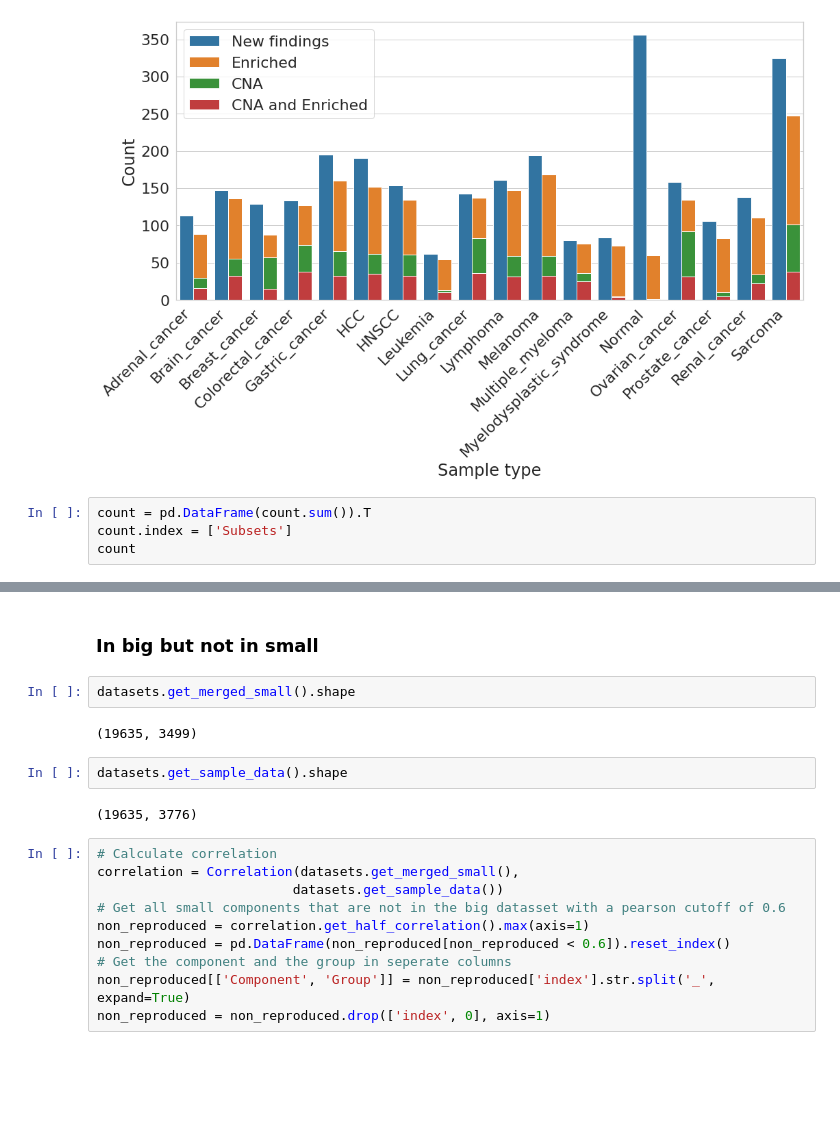
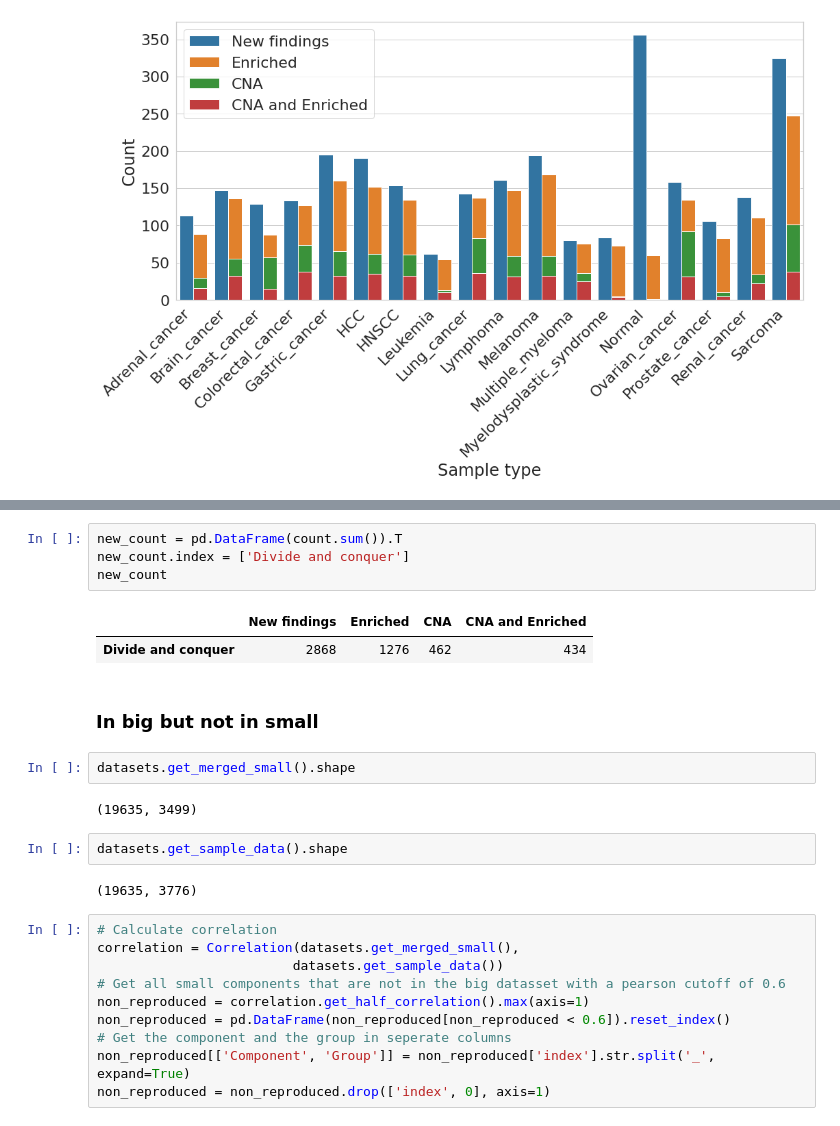
Before and after one commit to MarkF-hanze/ICA, a Jupyter notebook: Jupyter_Notebooks/Inspect_Biology.ipynb, the cells around one changed output, grey strips where cells are left out. Saved outputs shown, nothing was run; the diff lists cells and outputs as text; blank space fills up the shorter version.

```diff
--- a/Jupyter_Notebooks/Inspect_Biology.ipynb
+++ b/Jupyter_Notebooks/Inspect_Biology.ipynb
@@ -461,7 +461,3 @@ plt.tight_layout()
 plt.savefig('/home/MarkF/DivideConquer/ICA/Results/Cancer_type/NewEnriched.svg',dpi=300)
 # %% [output]
 [figure]
-# %%
-count = pd.DataFrame(count.sum()).T
-count.index = ['Subsets']
-count
@@ -517,13 +464,20 @@ plt.savefig('/home/MarkF/DivideConquer/ICA/Results/Cancer_type/CombinedEnriched.
+# %%
+new_count = pd.DataFrame(count.sum()).T
+new_count.index = ['Divide and conquer']
+new_count
+# %% [output]
+|  | New findings | Enriched | CNA | CNA and Enriched |
+| Divide and conquer | 2868 | 1276 | 462 | 434 |
 # %% [markdown]
 ### In big but not in small
-# %%
-datasets.get_merged_small().shape
-# %% [output]
-(19635, 3499)
-# %%
-datasets.get_sample_data().shape
-# %% [output]
-(19635, 3776)
+# %%
+datasets.get_merged_small().shape
+# %% [output]
+(19635, 3499)
+# %%
+datasets.get_sample_data().shape
+# %% [output]
+(19635, 3776)
 # %%
 # Calculate correlation
 correlation = Correlation(datasets.get_merged_small(),
```
Also changed, not shown: parts of 41 cells of this notebook, 3 other files.
